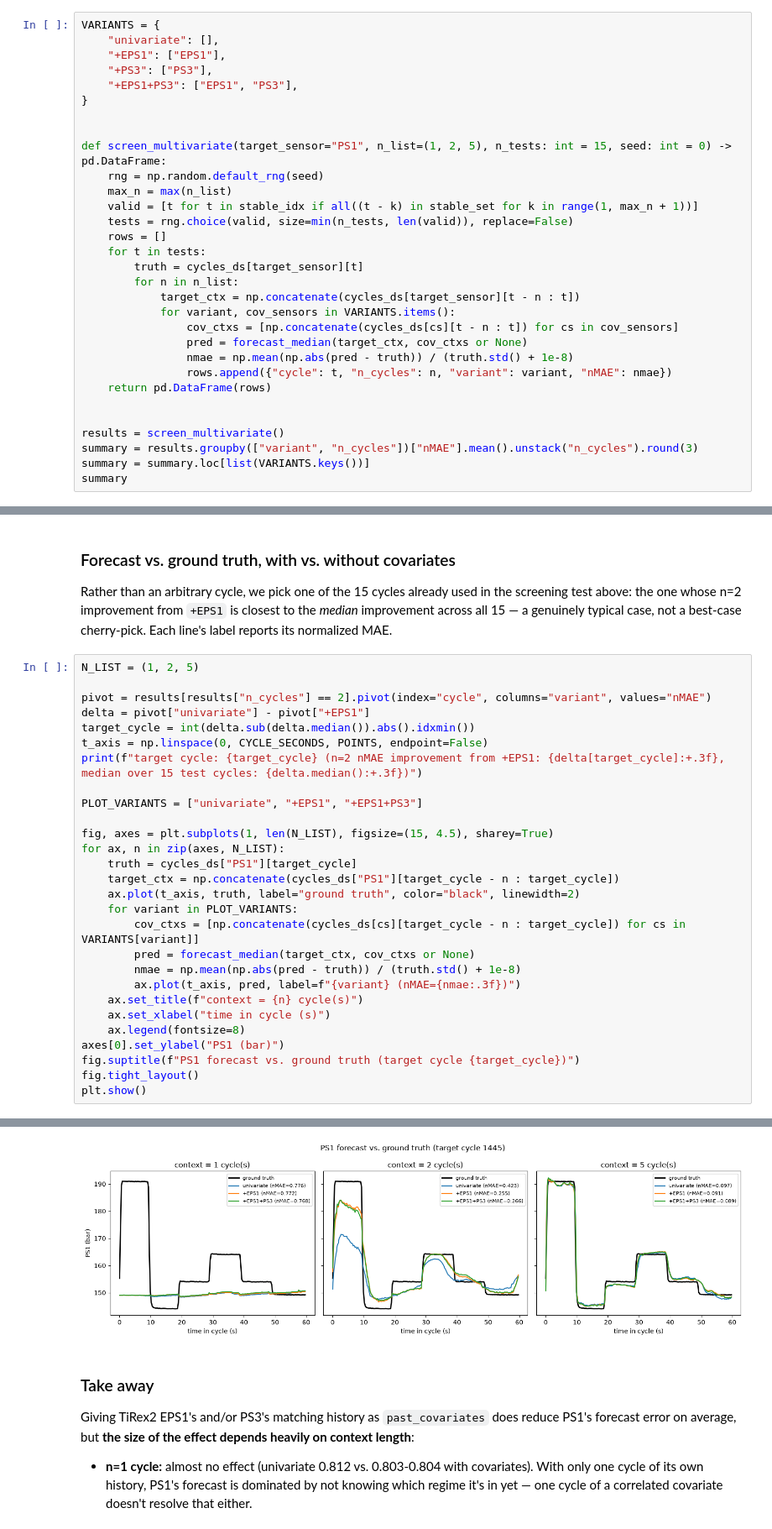
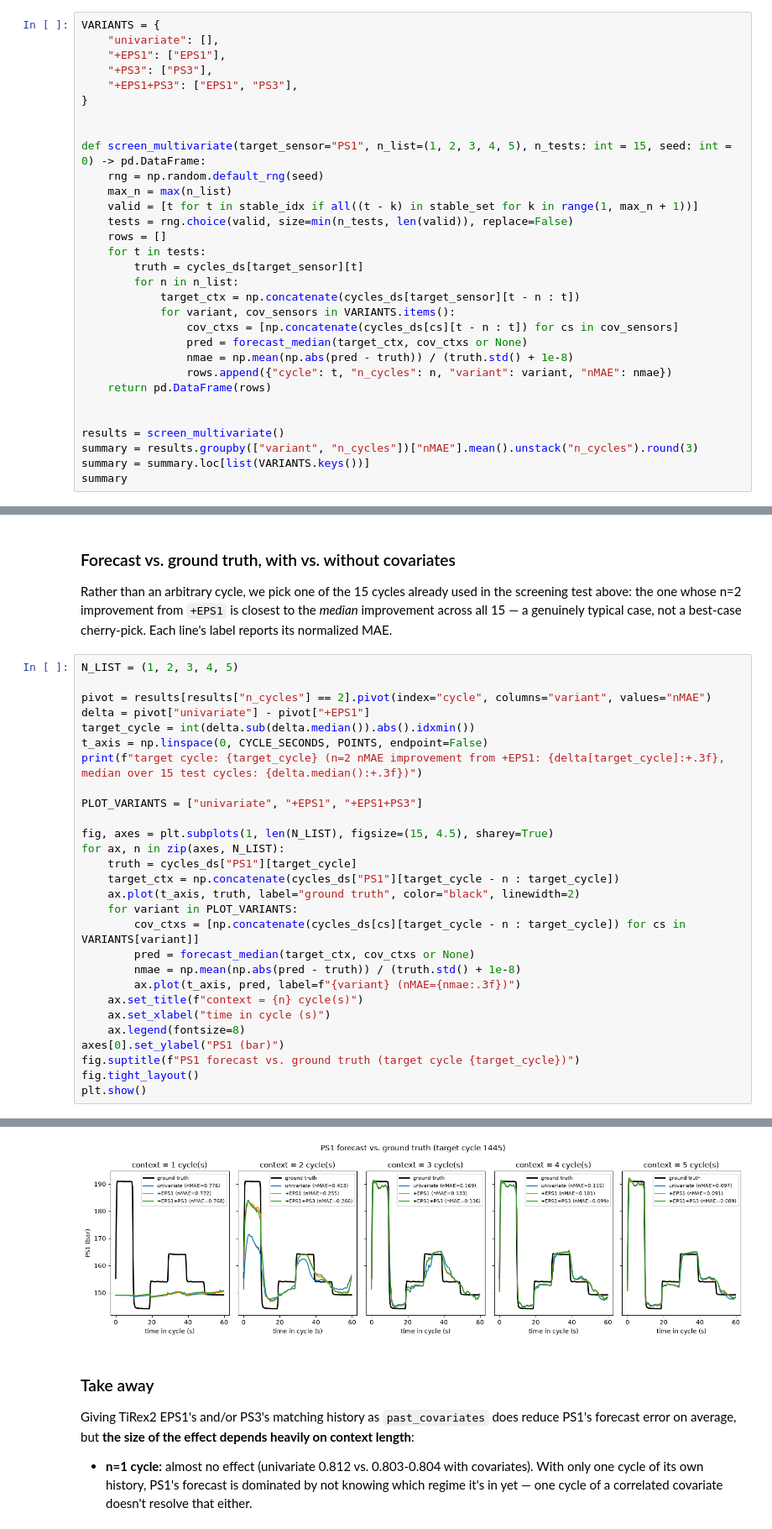
Before and after one commit to uruthia/tirex2_in-context, a Jupyter notebook: 04_multivariate_forecasting.ipynb, the cells around one changed output, grey strips where cells are left out. Shown at 84% size. Drawn from its saved outputs; the diff is of its cells as text.

```diff
--- a/04_multivariate_forecasting.ipynb
+++ b/04_multivariate_forecasting.ipynb
@@ -138,7 +138,7 @@ VARIANTS = {
 }
 
 
-def screen_multivariate(target_sensor="PS1", n_list=(1, 2, 5), n_tests: int = 15, seed: int = 0) -> pd.DataFrame:
+def screen_multivariate(target_sensor="PS1", n_list=(1, 2, 3, 4, 5), n_tests: int = 15, seed: int = 0) -> pd.DataFrame:
     rng = np.random.default_rng(seed)
     max_n = max(n_list)
     valid = [t for t in stable_idx if all((t - k) in stable_set for k in range(1, max_n + 1))]
@@ -189,36 +189,36 @@ test above: the one whose n=2 improvement from `+EPS1` is closest to the *median
 across all 15 — a genuinely typical case, not a best-case cherry-pick. Each line's label
 reports its normalized MAE.
 # %%
-N_LIST = (1, 2, 5)
+N_LIST = (1, 2, 3, 4, 5)
 
 pivot = results[results["n_cycles"] == 2].pivot(index="cycle", columns="variant", values="nMAE")
 delta = pivot["univariate"] - pivot["+EPS1"]
 target_cycle = int(delta.sub(delta.median()).abs().idxmin())
 t_axis = np.linspace(0, CYCLE_SECONDS, POINTS, endpoint=False)
 print(f"target cycle: {target_cycle} (n=2 nMAE improvement from +EPS1: {delta[target_cycle]:+.3f}, median over 15 test cycles: {delta.median():+.3f})")
 
 PLOT_VARIANTS = ["univariate", "+EPS1", "+EPS1+PS3"]
 
 fig, axes = plt.subplots(1, len(N_LIST), figsize=(15, 4.5), sharey=True)
 for ax, n in zip(axes, N_LIST):
     truth = cycles_ds["PS1"][target_cycle]
     target_ctx = np.concatenate(cycles_ds["PS1"][target_cycle - n : target_cycle])
     ax.plot(t_axis, truth, label="ground truth", color="black", linewidth=2)
     for variant in PLOT_VARIANTS:
         cov_ctxs = [np.concatenate(cycles_ds[cs][target_cycle - n : target_cycle]) for cs in VARIANTS[variant]]
         pred = forecast_median(target_ctx, cov_ctxs or None)
         nmae = np.mean(np.abs(pred - truth)) / (truth.std() + 1e-8)
         ax.plot(t_axis, pred, label=f"{variant} (nMAE={nmae:.3f})")
     ax.set_title(f"context = {n} cycle(s)")
     ax.set_xlabel("time in cycle (s)")
     ax.legend(fontsize=8)
 axes[0].set_ylabel("PS1 (bar)")
 fig.suptitle(f"PS1 forecast vs. ground truth (target cycle {target_cycle})")
 fig.tight_layout()
 plt.show()
 # %% [output]
 target cycle: 1445 (n=2 nMAE improvement from +EPS1: +0.168, median over 15 test cycles: +0.168)
-[figure, old version]
+[figure, new version]
 # %% [markdown]
 ### Take away
 
```
Also changed, not shown: parts of 2 cells of this notebook, 3 other files.
